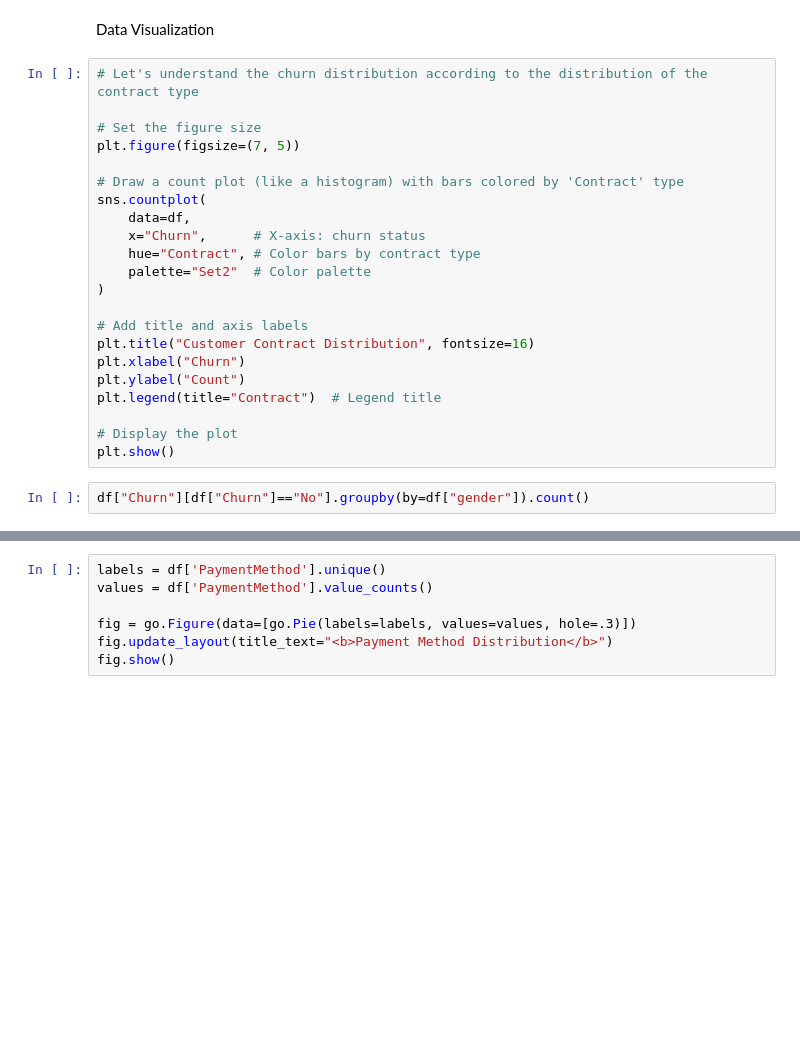
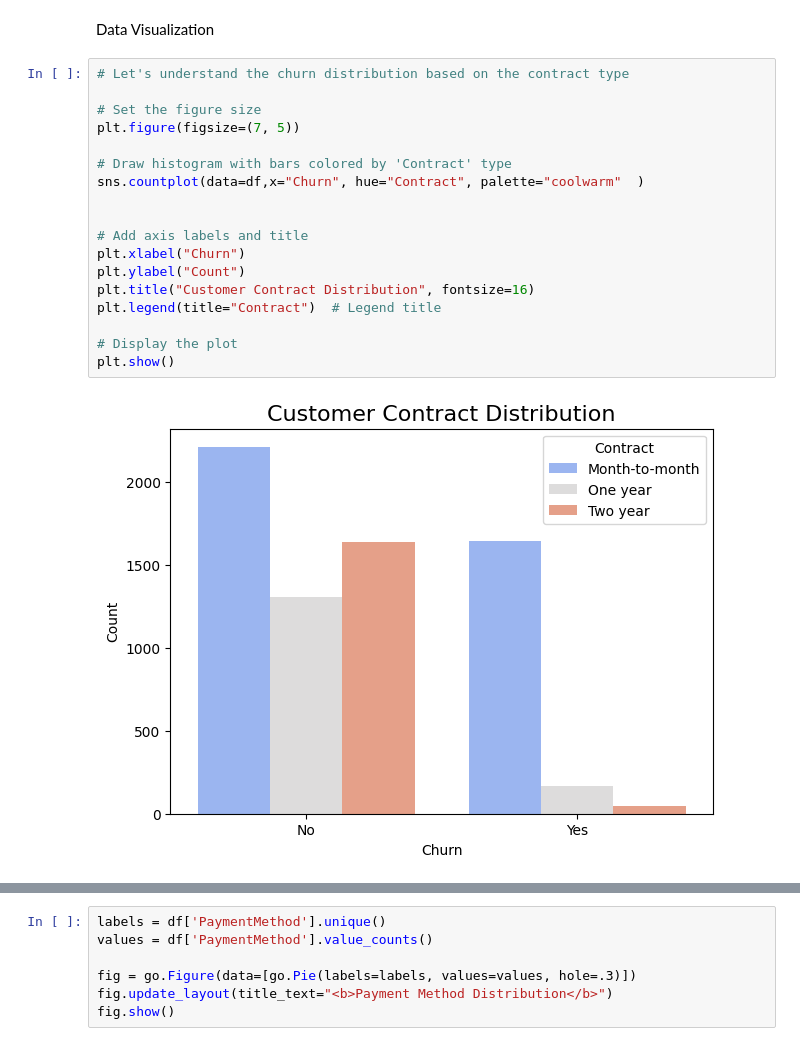
Before and after one commit to younes-li554/customer-churn-prediction, a Jupyter notebook: customer_churn.py.ipynb, the cells around one changed output, grey strips where cells are left out. Drawn from its saved outputs; the diff is of its cells as text; blank space fills up the shorter version.

```diff
--- a/customer_churn.py.ipynb
+++ b/customer_churn.py.ipynb
@@ -222,26 +217,22 @@ NameError: name 'X' is not defined
 # %% [markdown]
 Data Visualization
 # %%
-# Let's understand the churn distribution according to the distribution of the contract type
+# Let's understand the churn distribution based on the contract type
 
 # Set the figure size
 plt.figure(figsize=(7, 5))
 
-# Draw a count plot (like a histogram) with bars colored by 'Contract' type
-sns.countplot(
-    data=df,
-    x="Churn",      # X-axis: churn status
-    hue="Contract", # Color bars by contract type
-    palette="Set2"  # Color palette
-)
+# Draw histogram with bars colored by 'Contract' type
+sns.countplot(data=df,x="Churn", hue="Contract", palette="coolwarm"  )
 
-# Add title and axis labels
-plt.title("Customer Contract Distribution", fontsize=16)
+
+# Add axis labels and title
 plt.xlabel("Churn")
 plt.ylabel("Count")
+plt.title("Customer Contract Distribution", fontsize=16)
 plt.legend(title="Contract")  # Legend title
 
 # Display the plot
 plt.show()
+# %% [output]
+[figure, added]
-# %%
-df["Churn"][df["Churn"]=="No"].groupby(by=df["gender"]).count()
```
Also changed, not shown: parts of 7 cells of this notebook.
